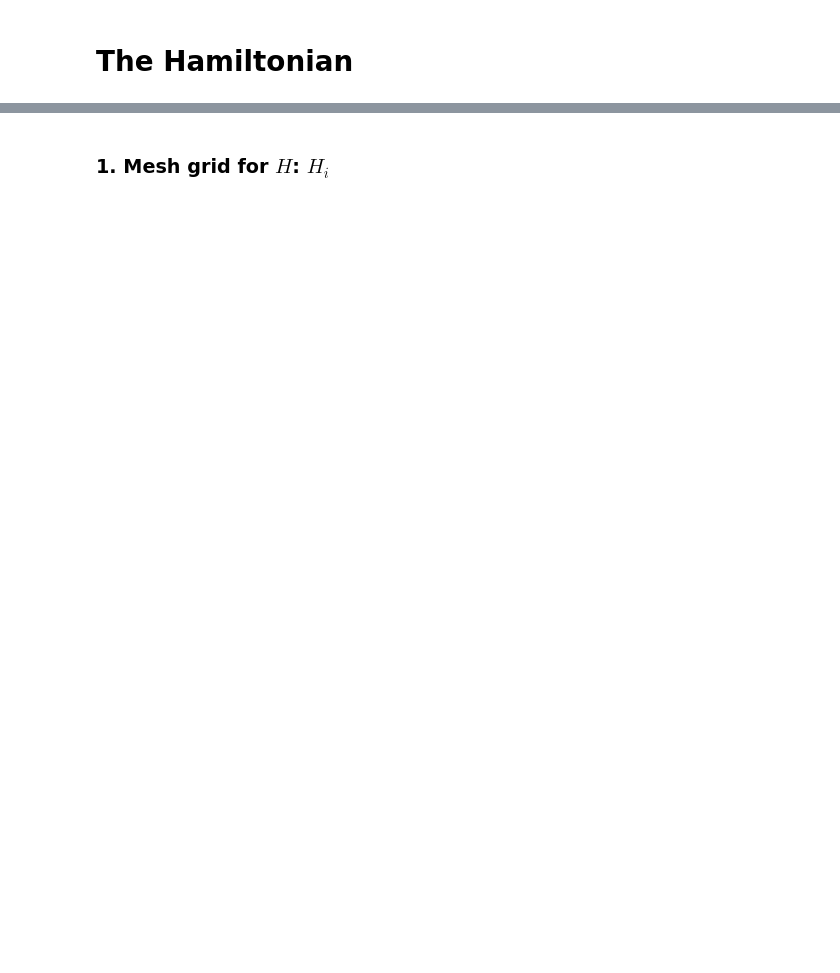
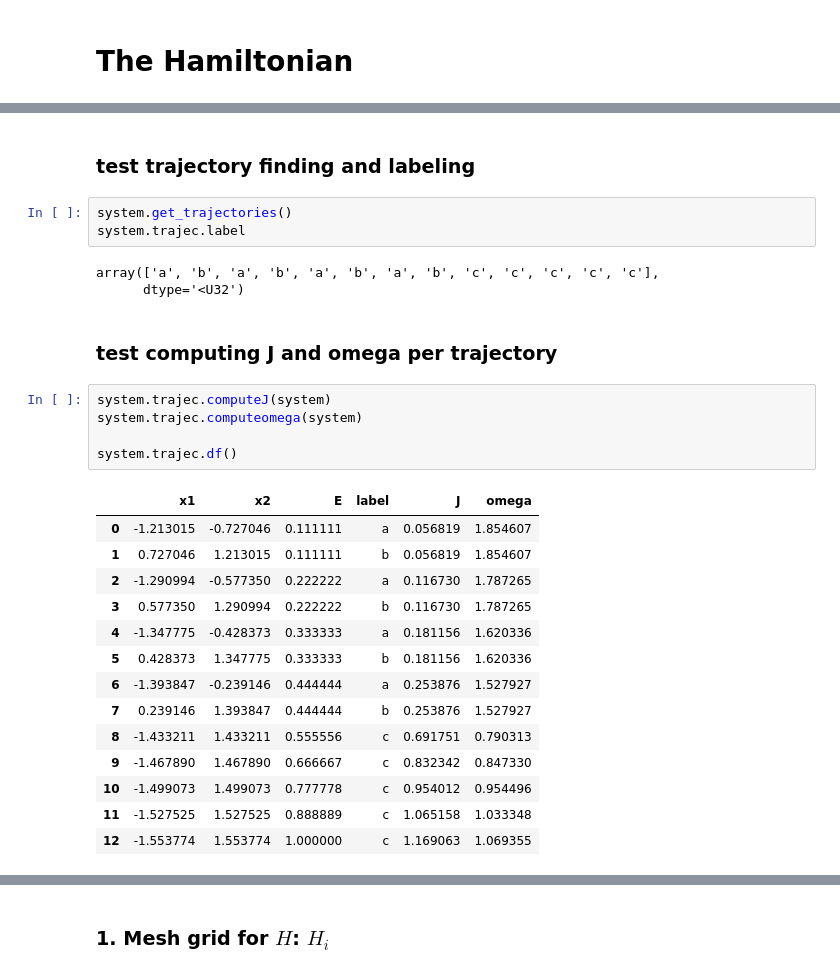
Before and after one commit to simone-cominelli/cyl-orbits, a Jupyter notebook: Berg et Warnock.ipynb, the cells around one changed output, grey strips where cells are left out. Drawn from its saved outputs; the diff is of its cells as text; blank space fills up the shorter version.

```diff
--- a/Berg et Warnock.ipynb
+++ b/Berg et Warnock.ipynb
@@ -25,0 +350,30 @@ def p(q, H):
+# %% [markdown]
+### test trajectory finding and labeling
+# %%
+system.get_trajectories()
+system.trajec.label
+# %% [output]
+array(['a', 'b', 'a', 'b', 'a', 'b', 'a', 'b', 'c', 'c', 'c', 'c', 'c'],
+      dtype='<U32')
+# %% [markdown]
+### test computing J and omega per trajectory
+# %%
+system.trajec.computeJ(system)
+system.trajec.computeomega(system)
+
+system.trajec.df()
+# %% [output]
+|  | x1 | x2 | E | label | J | omega |
+| 0 | -1.213015 | -0.727046 | 0.111111 | a | 0.056819 | 1.854607 |
+| 1 | 0.727046 | 1.213015 | 0.111111 | b | 0.056819 | 1.854607 |
+| 2 | -1.290994 | -0.577350 | 0.222222 | a | 0.116730 | 1.787265 |
+| 3 | 0.577350 | 1.290994 | 0.222222 | b | 0.116730 | 1.787265 |
+| 4 | -1.347775 | -0.428373 | 0.333333 | a | 0.181156 | 1.620336 |
+| 5 | 0.428373 | 1.347775 | 0.333333 | b | 0.181156 | 1.620336 |
+| 6 | -1.393847 | -0.239146 | 0.444444 | a | 0.253876 | 1.527927 |
+| 7 | 0.239146 | 1.393847 | 0.444444 | b | 0.253876 | 1.527927 |
+| 8 | -1.433211 | 1.433211 | 0.555556 | c | 0.691751 | 0.790313 |
+| 9 | -1.467890 | 1.467890 | 0.666667 | c | 0.832342 | 0.847330 |
+| 10 | -1.499073 | 1.499073 | 0.777778 | c | 0.954012 | 0.954496 |
+| 11 | -1.527525 | 1.527525 | 0.888889 | c | 1.065158 | 1.033348 |
+| 12 | -1.553774 | 1.553774 | 1.000000 | c | 1.169063 | 1.069355 |
```
Also changed, not shown: parts of 24 cells of this notebook, 1 other file.
